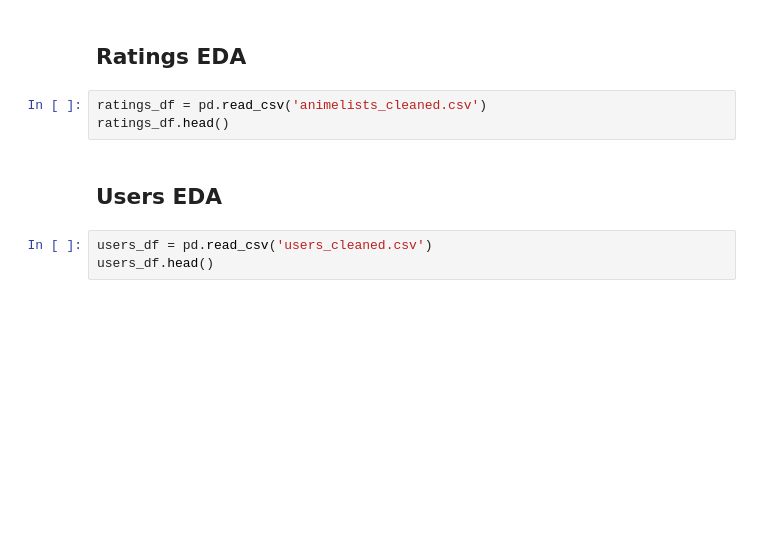
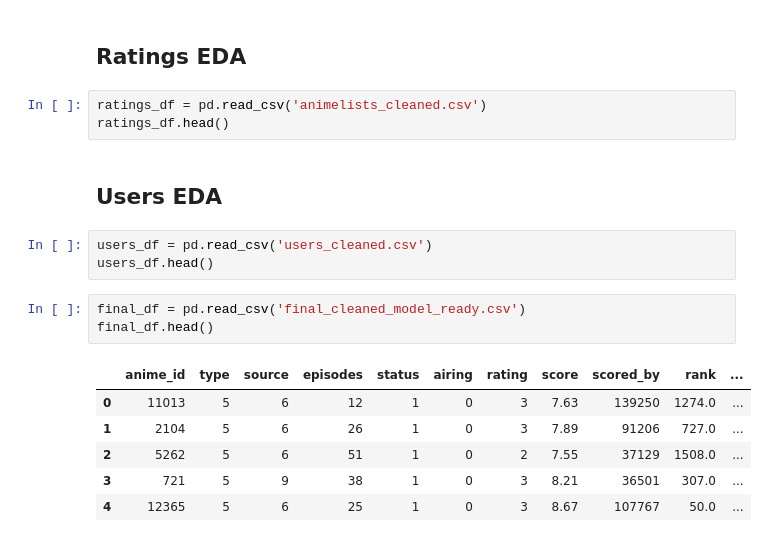
Before and after one commit to srijansingh53/aniReco, a Jupyter notebook: codes/sri_eda/EDA_test.ipynb, the cells around one changed output. Cells and saved outputs as stored; diff of their text form; blank space fills up the shorter version.

```diff
--- a/codes/sri_eda/EDA_test.ipynb
+++ b/codes/sri_eda/EDA_test.ipynb
@@ -85,3 +232,13 @@ ratings_df.head()
 # %%
 users_df = pd.read_csv('users_cleaned.csv')
 users_df.head()
+# %%
+final_df = pd.read_csv('final_cleaned_model_ready.csv')
+final_df.head()
+# %% [output]
+|  | anime_id | type | source | episodes | status | airing | rating | score | scored_by | rank | ... |
+| 0 | 11013 | 5 | 6 | 12 | 1 | 0 | 3 | 7.63 | 139250 | 1274.0 | ... |
+| 1 | 2104 | 5 | 6 | 26 | 1 | 0 | 3 | 7.89 | 91206 | 727.0 | ... |
+| 2 | 5262 | 5 | 6 | 51 | 1 | 0 | 2 | 7.55 | 37129 | 1508.0 | ... |
+| 3 | 721 | 5 | 9 | 38 | 1 | 0 | 3 | 8.21 | 36501 | 307.0 | ... |
+| 4 | 12365 | 5 | 6 | 25 | 1 | 0 | 3 | 8.67 | 107767 | 50.0 | ... |
```
Also changed, not shown: parts of 16 cells of this notebook, 2 other files.
